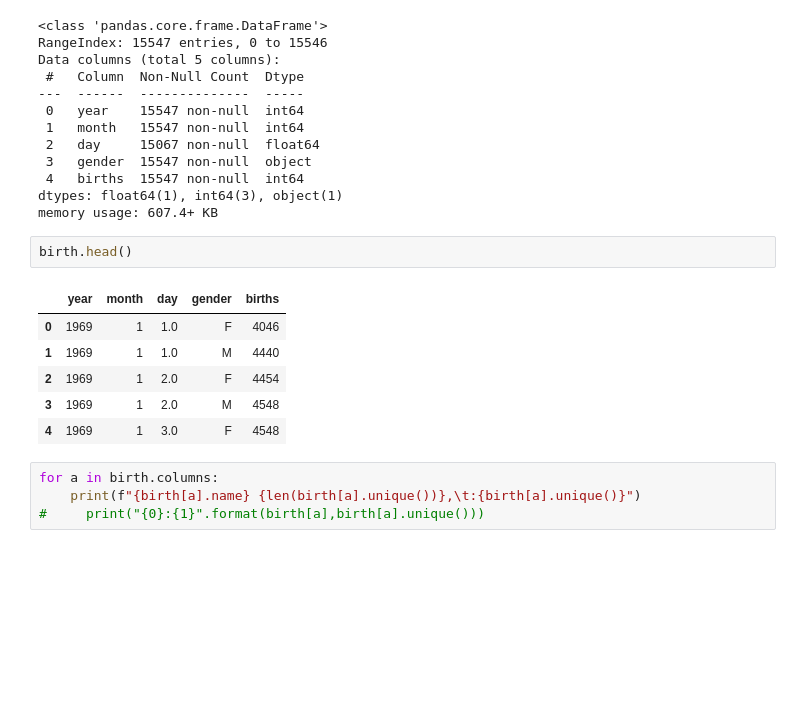
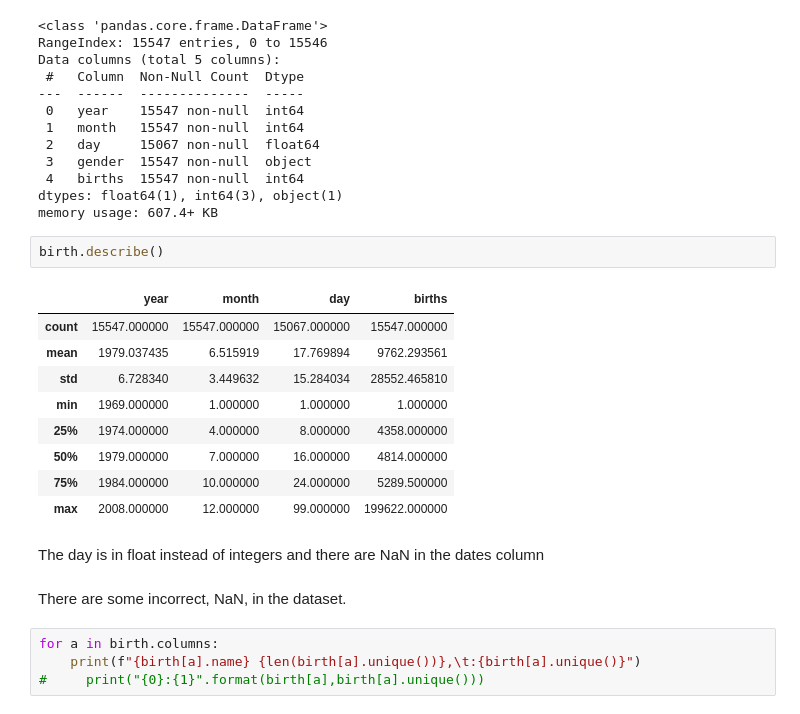
Before and after one commit to imabiodun/Birth_learn, a Jupyter notebook: birth_lernen.ipynb, the cells around one changed output. Saved outputs shown, nothing was run; the diff lists cells and outputs as text; blank space fills up the shorter version.

```diff
--- a/birth_lernen.ipynb
+++ b/birth_lernen.ipynb
@@ -21,14 +41,21 @@ Data columns (total 5 columns):
 dtypes: float64(1), int64(3), object(1)
 memory usage: 607.4+ KB
 # %%
-birth.head()
+birth.describe()
 # %% [output]
-|  | year | month | day | gender | births |
-| 0 | 1969 | 1 | 1.0 | F | 4046 |
-| 1 | 1969 | 1 | 1.0 | M | 4440 |
-| 2 | 1969 | 1 | 2.0 | F | 4454 |
-| 3 | 1969 | 1 | 2.0 | M | 4548 |
-| 4 | 1969 | 1 | 3.0 | F | 4548 |
+|  | year | month | day | births |
+| count | 15547.000000 | 15547.000000 | 15067.000000 | 15547.000000 |
+| mean | 1979.037435 | 6.515919 | 17.769894 | 9762.293561 |
+| std | 6.728340 | 3.449632 | 15.284034 | 28552.465810 |
+| min | 1969.000000 | 1.000000 | 1.000000 | 1.000000 |
+| 25% | 1974.000000 | 4.000000 | 8.000000 | 4358.000000 |
+| 50% | 1979.000000 | 7.000000 | 16.000000 | 4814.000000 |
+| 75% | 1984.000000 | 10.000000 | 24.000000 | 5289.500000 |
+| max | 2008.000000 | 12.000000 | 99.000000 | 199622.000000 |
+# %% [markdown]
+The day is in float instead of integers and there are NaN in the dates column
+# %% [markdown]
+There are some incorrect, NaN, in the dataset.
 # %%
 for a in birth.columns:
     print(f"{birth[a].name} {len(birth[a].unique())},\t:{birth[a].unique()}")
```
Also changed, not shown: parts of 22 cells of this notebook.
